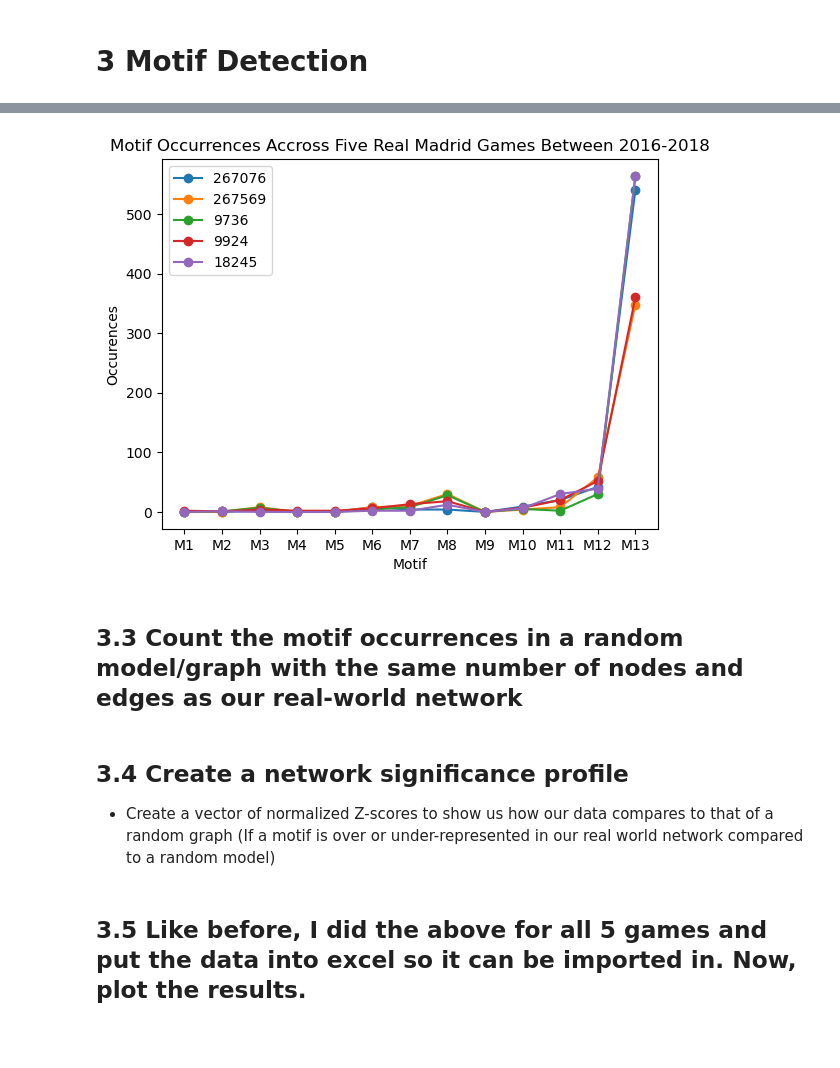
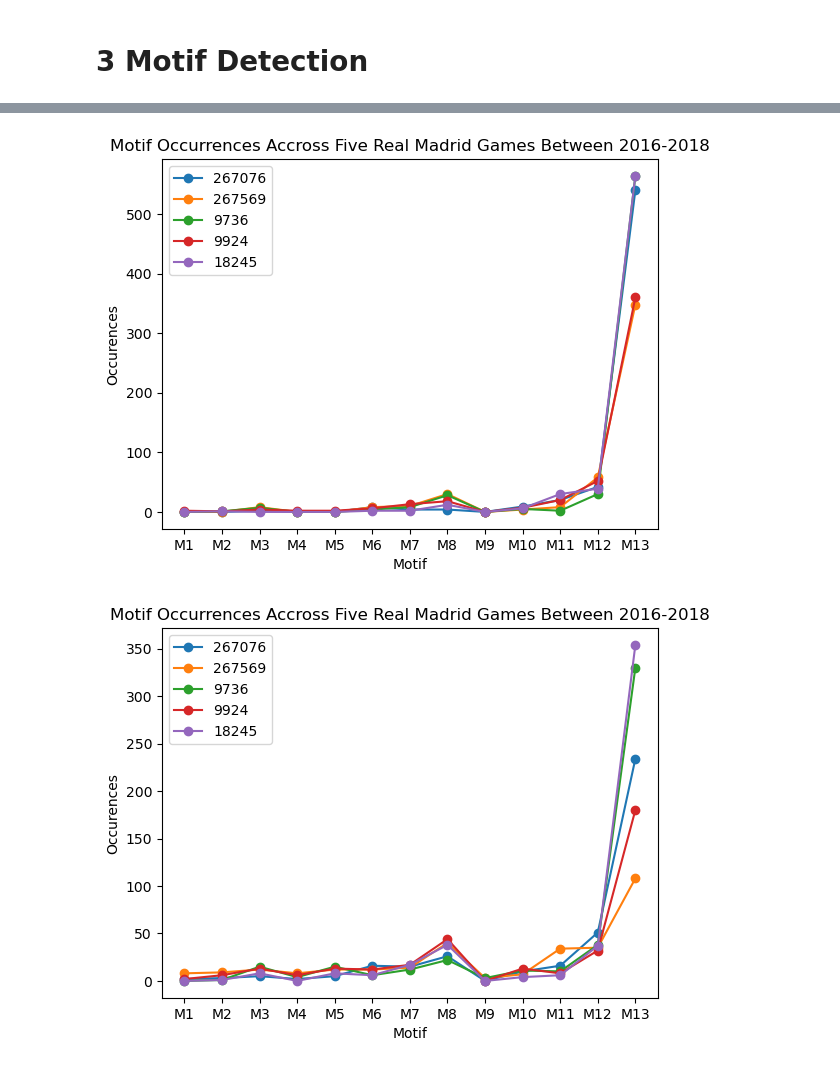
Before and after one commit to willem-strydom/soccer_pass_net, a Jupyter notebook: CSE416 - Final Project.ipynb, the cells around one changed output, grey strips where cells are left out. Drawn from its saved outputs; the diff is of its cells as text; code cells hidden in the pictures; blank space fills up the shorter version.

```diff
--- a/CSE416 - Final Project.ipynb
+++ b/CSE416 - Final Project.ipynb
@@ -379,21 +426,36 @@ Note: you may need to restart the kernel to use updated packages.
 # %%
 import pandas as pd
 
 motif_df = pd.read_excel('Motif Occurences.xlsx')
 
 plt.plot(motif_df['Motif'], motif_df[267076], label='267076', marker='o')
 plt.plot(motif_df['Motif'], motif_df[267569], label='267569', marker='o')
 plt.plot(motif_df['Motif'], motif_df[9736], label='9736', marker='o')
 plt.plot(motif_df['Motif'], motif_df[9924], label='9924', marker='o')
 plt.plot(motif_df['Motif'], motif_df[18245], label='18245', marker='o')
 
 plt.xlabel('Motif')
 plt.ylabel('Occurences')
 plt.title("Motif Occurrences Accross Five Real Madrid Games Between 2016-2018")
 plt.legend()
 
 plt.show()
+
+# Same but for when there is an edge every 2 passes
+motif_df = pd.read_excel('Motif Occurrences (Edge every 2 passes).xlsx')
+
+plt2.plot(motif_df['Motif'], motif_df[267076], label='267076', marker='o')
+plt2.plot(motif_df['Motif'], motif_df[267569], label='267569', marker='o')
+plt2.plot(motif_df['Motif'], motif_df[9736], label='9736', marker='o')
+plt2.plot(motif_df['Motif'], motif_df[9924], label='9924', marker='o')
+plt2.plot(motif_df['Motif'], motif_df[18245], label='18245', marker='o')
+
+plt2.xlabel('Motif')
+plt2.ylabel('Occurences')
+plt2.title("Motif Occurrences Accross Five Real Madrid Games Between 2016-2018")
+plt2.legend()
+
+plt2.show()
 # %% [output]
 [figure]
+[figure, added]
-# %% [markdown]
-## 3.3 Count the motif occurrences in a random model/graph with the same number of nodes and edges as our real-world network
@@ -423,3 +461,0 @@ for motif, motif_graph in motif_map.items():
-# %% [markdown]
-## 3.4 Create a network significance profile
-- Create a vector of normalized Z-scores to show us how our data compares to that of a random graph (If a motif is over or under-represented in our real world network compared to a random model)
@@ -444,2 +461,0 @@ for z in z_scores:
-# %% [markdown]
-## 3.5 Like before, I did the above for all 5 games and put the data into excel so it can be imported in. Now, plot the results.
```
Also changed, not shown: parts of 35 cells of this notebook, 2 other files.
